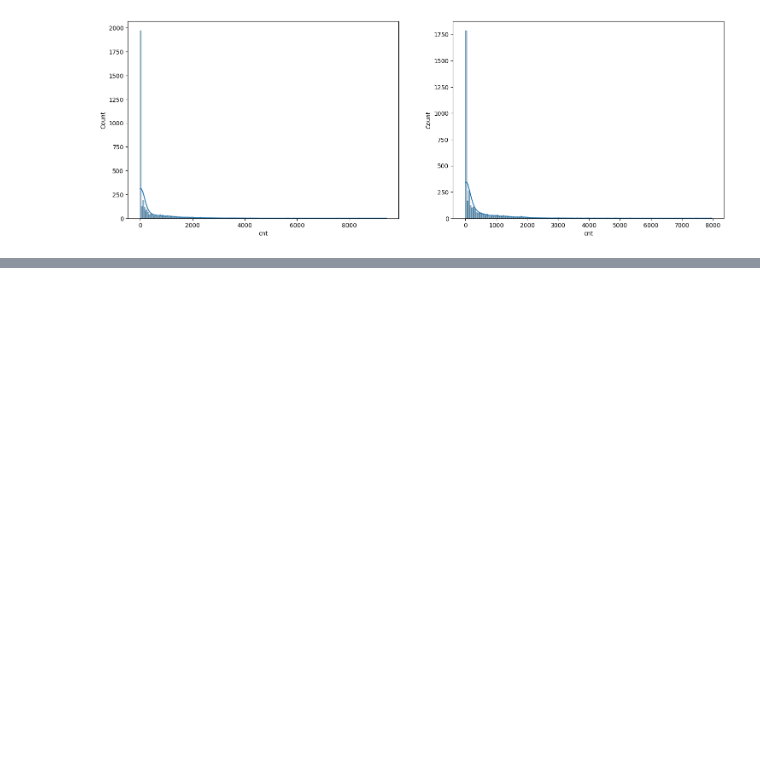
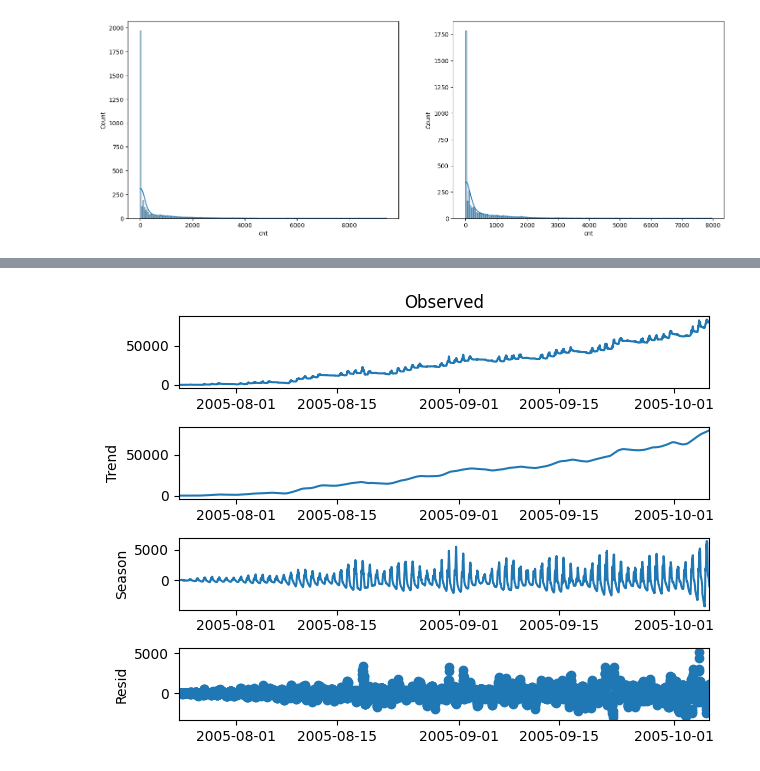
Before and after one commit to daniildiveev/ml-course-shad, a Jupyter notebook: 7th_homework/timeseries-homework.ipynb, the cells around one changed output, grey strips where cells are left out. Saved outputs shown, nothing was run; the diff lists cells and outputs as text; code cells hidden in the pictures; blank space fills up the shorter version.

```diff
--- a/7th_homework/timeseries-homework.ipynb
+++ b/7th_homework/timeseries-homework.ipynb
@@ -184,0 +68,7 @@ counters_test_in
+# %%
+counters_train = counters_train.asfreq(freq='30min')
+# %%
+stl_res = STL(counters_train, period=24*2).fit()
+stl_res.plot();
+# %% [output]
+[figure, added]
```
Also changed, not shown: parts of 47 cells of this notebook.
